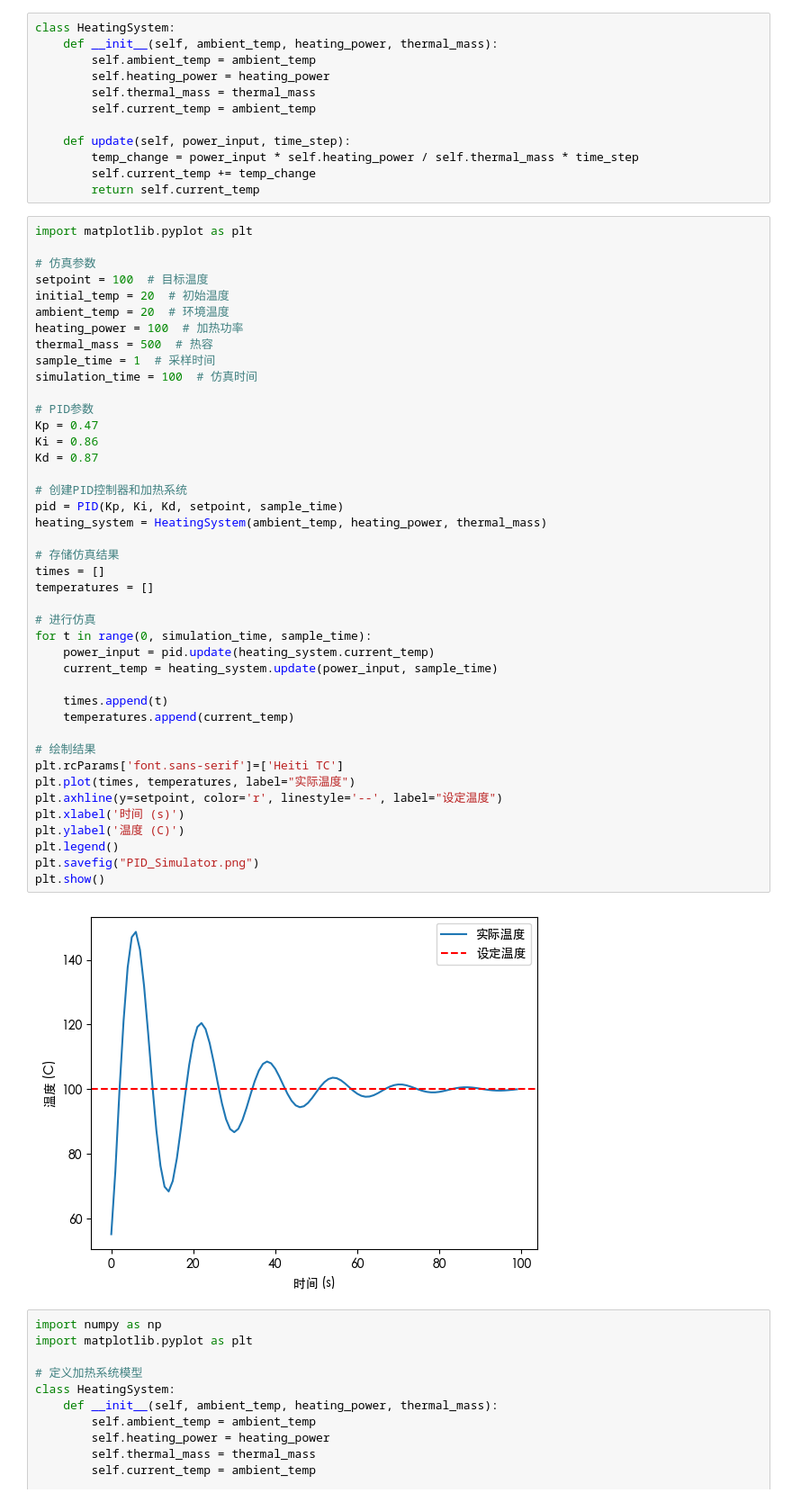
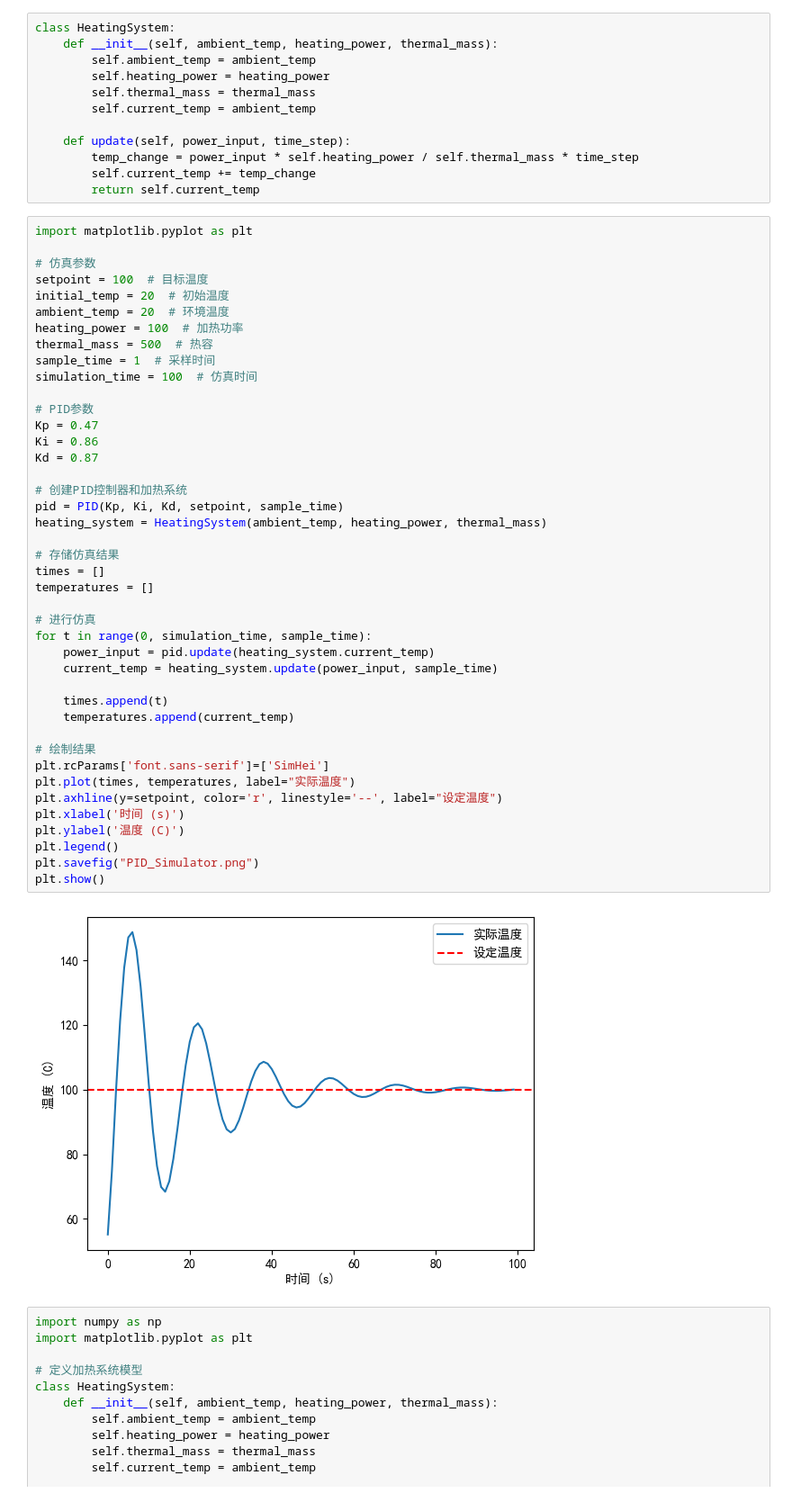
Before and after one commit to MengBowen-328p/PID, a Jupyter notebook: PID_Simulator/PID_Simulator.ipynb, the cells around one changed output. Shown at 90% size. Saved outputs shown, nothing was run; the diff lists cells and outputs as text.

```diff
--- a/PID_Simulator/PID_Simulator.ipynb
+++ b/PID_Simulator/PID_Simulator.ipynb
@@ -47,35 +47,35 @@ simulation_time = 100  # 仿真时间
 # PID参数
 Kp = 0.47
 Ki = 0.86
 Kd = 0.87
 
 # 创建PID控制器和加热系统
 pid = PID(Kp, Ki, Kd, setpoint, sample_time)
 heating_system = HeatingSystem(ambient_temp, heating_power, thermal_mass)
 
 # 存储仿真结果
 times = []
 temperatures = []
 
 # 进行仿真
 for t in range(0, simulation_time, sample_time):
     power_input = pid.update(heating_system.current_temp)
     current_temp = heating_system.update(power_input, sample_time)
 
     times.append(t)
     temperatures.append(current_temp)
 
 # 绘制结果
-plt.rcParams['font.sans-serif']=['Heiti TC']
+plt.rcParams['font.sans-serif']=['SimHei']
 plt.plot(times, temperatures, label="实际温度")
 plt.axhline(y=setpoint, color='r', linestyle='--', label="设定温度")
 plt.xlabel('时间 (s)')
 plt.ylabel('温度 (C)')
 plt.legend()
 plt.savefig("PID_Simulator.png")
 plt.show()
 # %% [output]
-[figure, old version]
+[figure, new version]
 # %%
 import numpy as np
 import matplotlib.pyplot as plt
```
Also changed, not shown: 5 other files.
